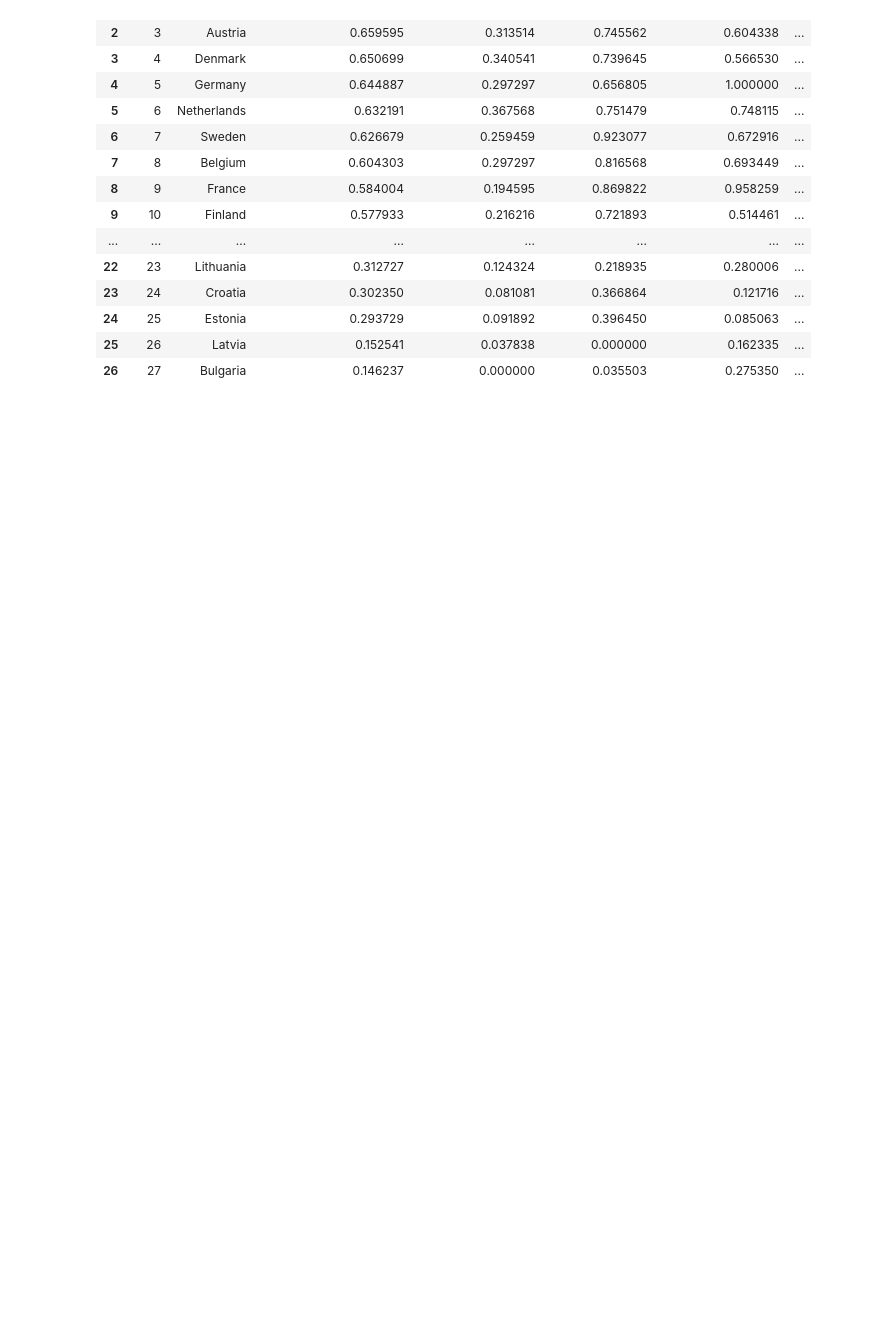
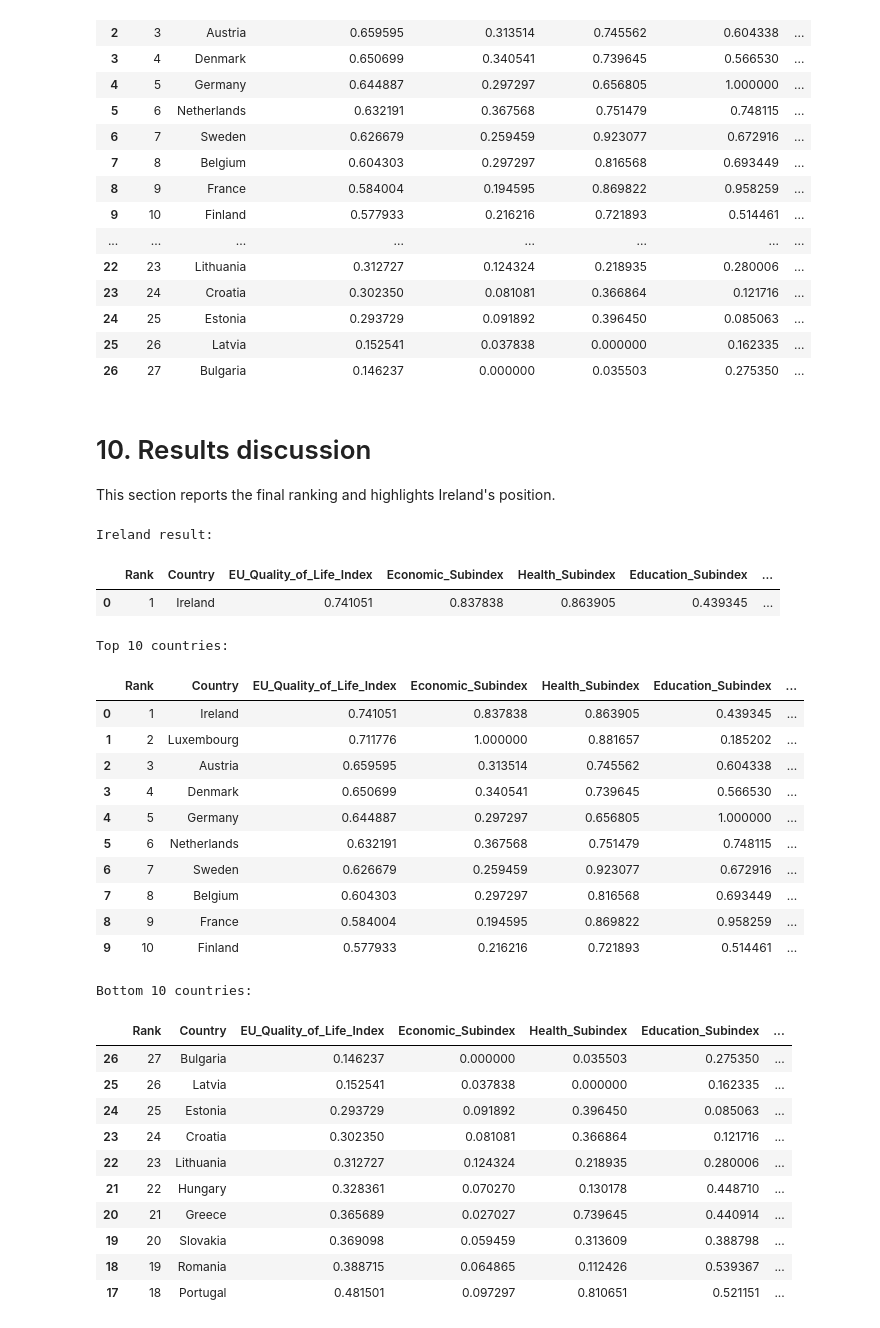
Before and after one commit to MohamedAshik14-blip/DAV-CA1, a Jupyter notebook: code/EU Quality of Life Index_Notebook.ipynb, the cells around one changed output. Saved outputs shown, nothing was run; the diff lists cells and outputs as text; code cells hidden in the pictures; blank space fills up the shorter version.

Commit message:
Added  ranking analysis and Ireland quality of life results
- Extracted top 10 and bottom 10 EU countries by Quality of Life Index

- Identified and displayed Ireland's final ranking and index score

- Added results discussion section for interpretation of rankings

- Prepared ranking outputs for reporting and visual analysis

```diff
--- a/code/EU Quality of Life Index_Notebook.ipynb
+++ b/code/EU Quality of Life Index_Notebook.ipynb
@@ -474,3 +474,48 @@ rankings
 | 24 | 25 | Estonia | 0.293729 | 0.091892 | 0.396450 | 0.085063 | ... |
 | 25 | 26 | Latvia | 0.152541 | 0.037838 | 0.000000 | 0.162335 | ... |
 | 26 | 27 | Bulgaria | 0.146237 | 0.000000 | 0.035503 | 0.275350 | ... |
+# %% [markdown]
+# 10. Results discussion
+
+This section reports the final ranking and highlights Ireland's position.
+# %%
+top10 = rankings.head(10)
+bottom10 = rankings.tail(10).sort_values("EU_Quality_of_Life_Index")
+ireland_result = rankings[rankings["Country"] == "Ireland"]
+
+print("Ireland result:")
+display(ireland_result)
+
+print("Top 10 countries:")
+display(top10)
+
+print("Bottom 10 countries:")
+display(bottom10)
+# %% [output]
+Ireland result:
+|  | Rank | Country | EU_Quality_of_Life_Index | Economic_Subindex | Health_Subindex | Education_Subindex | ... |
+| 0 | 1 | Ireland | 0.741051 | 0.837838 | 0.863905 | 0.439345 | ... |
+Top 10 countries:
+|  | Rank | Country | EU_Quality_of_Life_Index | Economic_Subindex | Health_Subindex | Education_Subindex | ... |
+| 0 | 1 | Ireland | 0.741051 | 0.837838 | 0.863905 | 0.439345 | ... |
+| 1 | 2 | Luxembourg | 0.711776 | 1.000000 | 0.881657 | 0.185202 | ... |
+| 2 | 3 | Austria | 0.659595 | 0.313514 | 0.745562 | 0.604338 | ... |
+| 3 | 4 | Denmark | 0.650699 | 0.340541 | 0.739645 | 0.566530 | ... |
+| 4 | 5 | Germany | 0.644887 | 0.297297 | 0.656805 | 1.000000 | ... |
+| 5 | 6 | Netherlands | 0.632191 | 0.367568 | 0.751479 | 0.748115 | ... |
+| 6 | 7 | Sweden | 0.626679 | 0.259459 | 0.923077 | 0.672916 | ... |
+| 7 | 8 | Belgium | 0.604303 | 0.297297 | 0.816568 | 0.693449 | ... |
+| 8 | 9 | France | 0.584004 | 0.194595 | 0.869822 | 0.958259 | ... |
+| 9 | 10 | Finland | 0.577933 | 0.216216 | 0.721893 | 0.514461 | ... |
+Bottom 10 countries:
+|  | Rank | Country | EU_Quality_of_Life_Index | Economic_Subindex | Health_Subindex | Education_Subindex | ... |
+| 26 | 27 | Bulgaria | 0.146237 | 0.000000 | 0.035503 | 0.275350 | ... |
+| 25 | 26 | Latvia | 0.152541 | 0.037838 | 0.000000 | 0.162335 | ... |
+| 24 | 25 | Estonia | 0.293729 | 0.091892 | 0.396450 | 0.085063 | ... |
+| 23 | 24 | Croatia | 0.302350 | 0.081081 | 0.366864 | 0.121716 | ... |
+| 22 | 23 | Lithuania | 0.312727 | 0.124324 | 0.218935 | 0.280006 | ... |
+| 21 | 22 | Hungary | 0.328361 | 0.070270 | 0.130178 | 0.448710 | ... |
+| 20 | 21 | Greece | 0.365689 | 0.027027 | 0.739645 | 0.440914 | ... |
+| 19 | 20 | Slovakia | 0.369098 | 0.059459 | 0.313609 | 0.388798 | ... |
+| 18 | 19 | Romania | 0.388715 | 0.064865 | 0.112426 | 0.539367 | ... |
+| 17 | 18 | Portugal | 0.481501 | 0.097297 | 0.810651 | 0.521151 | ... |
```
